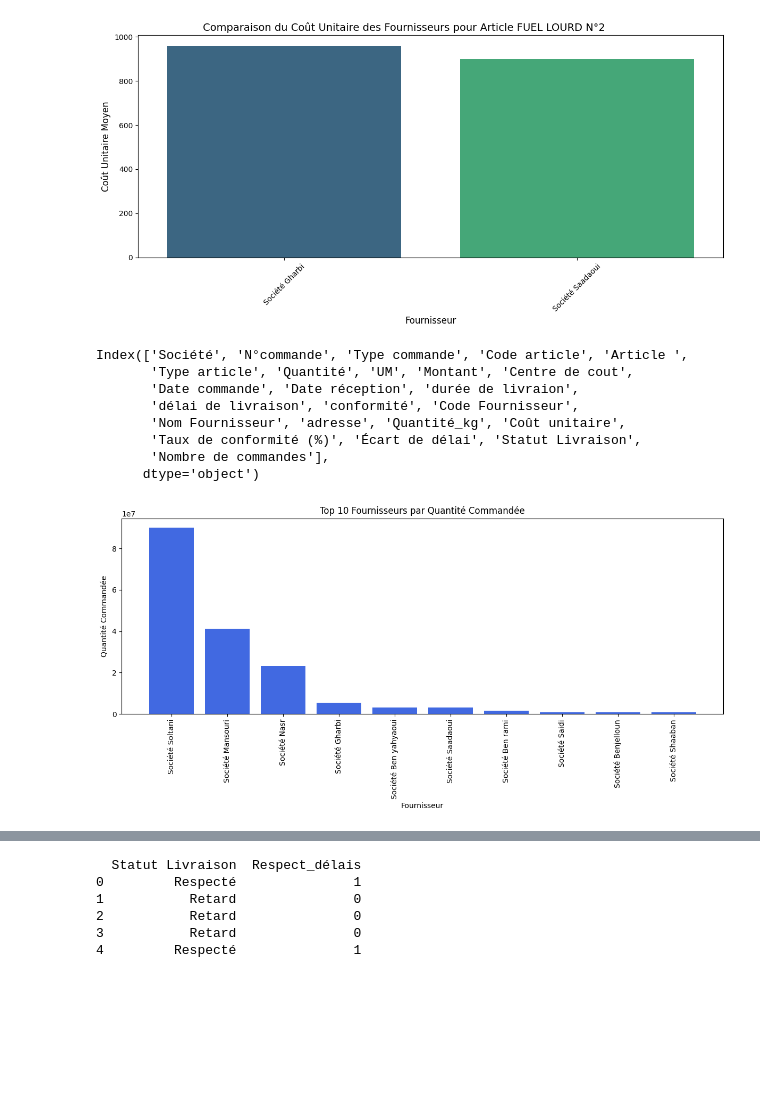
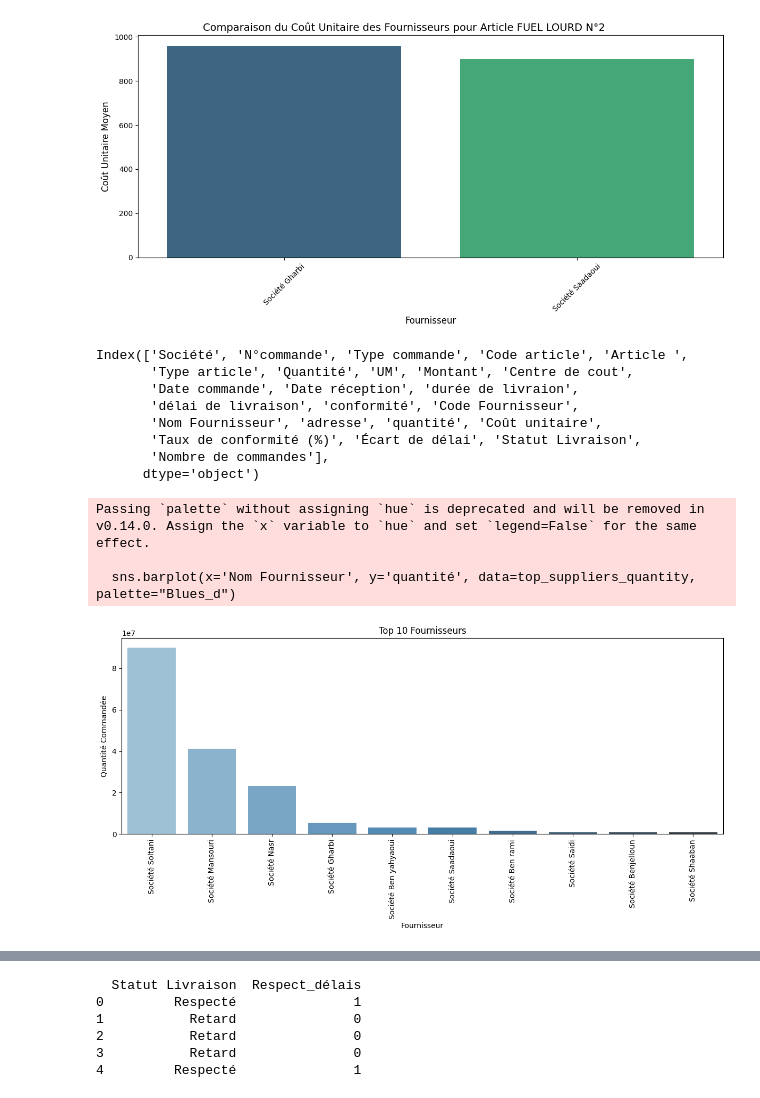
Before and after one commit to balkis12/Achat-Bot, a Jupyter notebook: ML achat.ipynb, the cells around one changed output, grey strips where cells are left out. Cells and saved outputs as stored; diff of their text form; code cells hidden in the pictures; blank space fills up the shorter version.

```diff
--- a/ML achat.ipynb
+++ b/ML achat.ipynb
@@ -154,6 +182,6 @@ def normalize_quantity(row):
         return None
 # %%
 # Ajout de la colonne Quantité_kg
-achats['Quantité_kg'] = achats.apply(normalize_quantity, axis=1)
+achats['quantité'] = achats.apply(normalize_quantity, axis=1)
 # %%
 # Affichage des données après normalisation
@@ -187,7 +215,7 @@ achats[achats['UM'] == 'MT'].head()
 | 748 | 5 | 22000072 | OR | P2122009 | TUB-POLYAMIDE SEMI RIG DIA 12 | Matériel | 50.0 | MT | 314235 | ... |
 # %%
 # Calcul du coût unitaire pour chaque ligne
-achats['Coût unitaire'] = achats['Montant'] / achats['Quantité_kg']
+achats['Coût unitaire'] = achats['Montant'] / achats['quantité']
 # %%
 #vérification est effectuée pour s'assurer que les divisions par zéro ou les infinies ne se produisent pas
 achats['Coût unitaire'] = achats['Coût unitaire'].replace([np.inf, -np.inf], np.nan).fillna(0)  # Gérer les divisions par zéro
@@ -550,23 +613,26 @@ Index(['Société', 'N°commande', 'Type commande', 'Code article', 'Article ',
        'Type article', 'Quantité', 'UM', 'Montant', 'Centre de cout',
        'Date commande', 'Date réception', 'durée de livraion',
        'délai de livraison', 'conformité', 'Code Fournisseur',
-       'Nom Fournisseur', 'adresse', 'Quantité_kg', 'Coût unitaire',
+       'Nom Fournisseur', 'adresse', 'quantité', 'Coût unitaire',
        'Taux de conformité (%)', 'Écart de délai', 'Statut Livraison',
        'Nombre de commandes'],
       dtype='object')
 # %%
 # Sélectionner les 10 principaux fournisseurs par quantité
-top_suppliers_quantity = achats.groupby('Nom Fournisseur')['Quantité_kg'].sum().reset_index()
-top_suppliers_quantity = top_suppliers_quantity.sort_values(by='Quantité_kg', ascending=False).head(10)
+top_suppliers_quantity = achats.groupby('Nom Fournisseur')['quantité'].sum().reset_index()
+top_suppliers_quantity = top_suppliers_quantity.sort_values(by='quantité', ascending=False).head(10)
 
-# Tracer un diagramme en barres
+# Tracer un diagramme en barres avec Seaborn
 plt.figure(figsize=(12, 6))
-plt.bar(top_suppliers_quantity['Nom Fournisseur'], top_suppliers_quantity['Quantité_kg'], color='royalblue')
-plt.title('Top 10 Fournisseurs par Quantité Commandée')
+sns.barplot(x='Nom Fournisseur', y='quantité', data=top_suppliers_quantity, palette="Blues_d")
+plt.title('Top 10 Fournisseurs')
 plt.xlabel('Fournisseur')
 plt.ylabel('Quantité Commandée')
 plt.xticks(rotation=90)
 plt.tight_layout()
 plt.show()
 # %% [output]
+Passing `palette` without assigning `hue` is deprecated and will be removed in v0.14.0. Assign the `x` variable to `hue` and set `legend=False` for the same effect.
+
+  sns.barplot(x='Nom Fournisseur', y='quantité', data=top_suppliers_quantity, palette="Blues_d")
-[figure, old version]
+[figure, new version]
```
Also changed, not shown: parts of 70 cells of this notebook, 18 other files.
